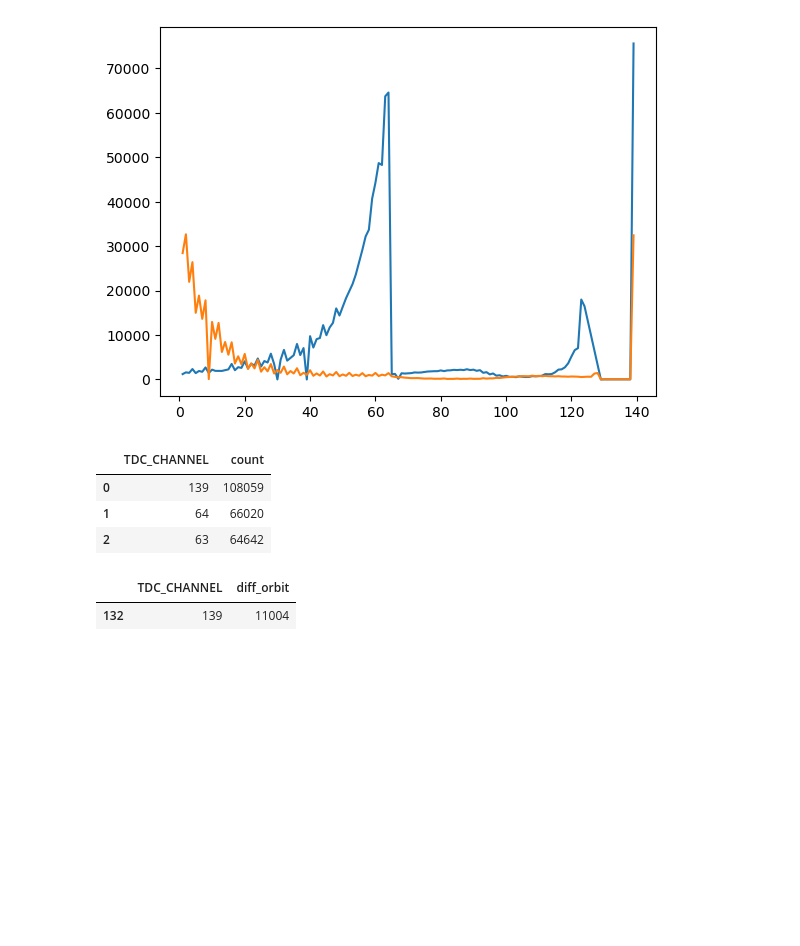
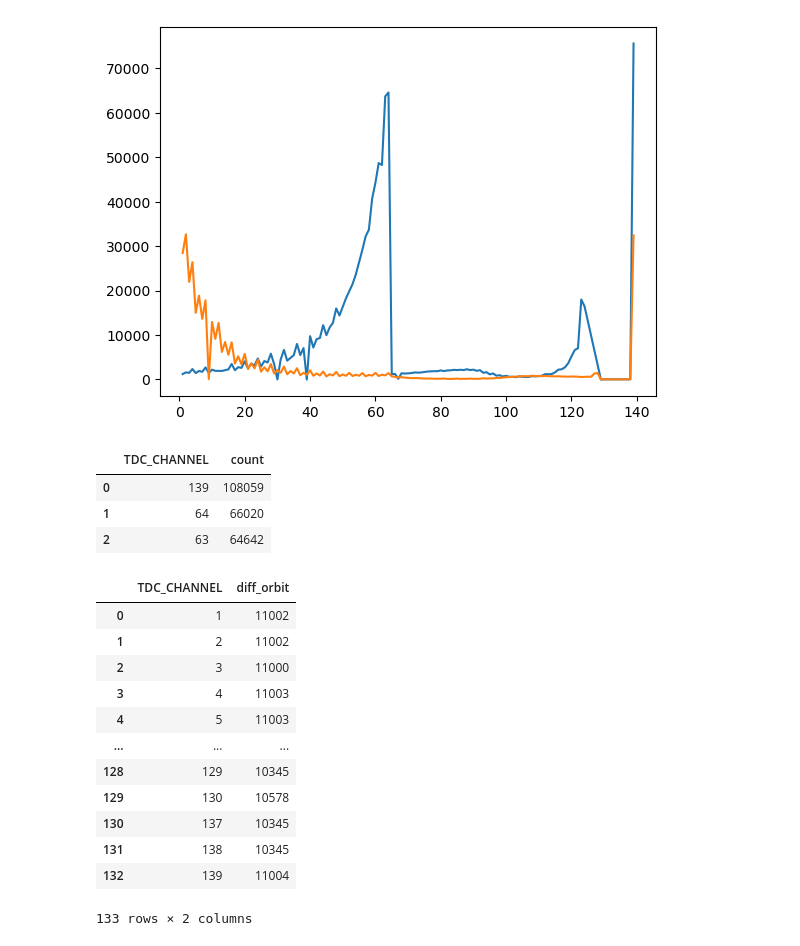
Before and after one commit to alessandroturino-unipd/LCP_exercises, a Jupyter notebook: AT_solutions/06ex_Pandas.ipynb, the cells around one changed output. Saved outputs shown, nothing was run; the diff lists cells and outputs as text; code cells hidden in the pictures; blank space fills up the shorter version.

```diff
--- a/AT_solutions/06ex_Pandas.ipynb
+++ b/AT_solutions/06ex_Pandas.ipynb
@@ -161,10 +169,21 @@ top3
 | 1 | 64 | 66020 |
 | 2 | 63 | 64642 |
 # %%
-#point 9
+# point 9
 orbit=df.groupby('TDC_CHANNEL')['ORBIT_CNT'].agg(lambda x : x.max()-x.min()).reset_index(name='diff_orbit')
 orbit_c139=orbit[orbit['TDC_CHANNEL']==139]
-orbit_c139
+orbit
 # %% [output]
 |  | TDC_CHANNEL | diff_orbit |
+| 0 | 1 | 11002 |
+| 1 | 2 | 11002 |
+| 2 | 3 | 11000 |
+| 3 | 4 | 11003 |
+| 4 | 5 | 11003 |
+| ... | ... | ... |
+| 128 | 129 | 10345 |
+| 129 | 130 | 10578 |
+| 130 | 137 | 10345 |
+| 131 | 138 | 10345 |
 | 132 | 139 | 11004 |
+133 rows × 2 columns
```
Also changed, not shown: parts of 8 cells of this notebook.
